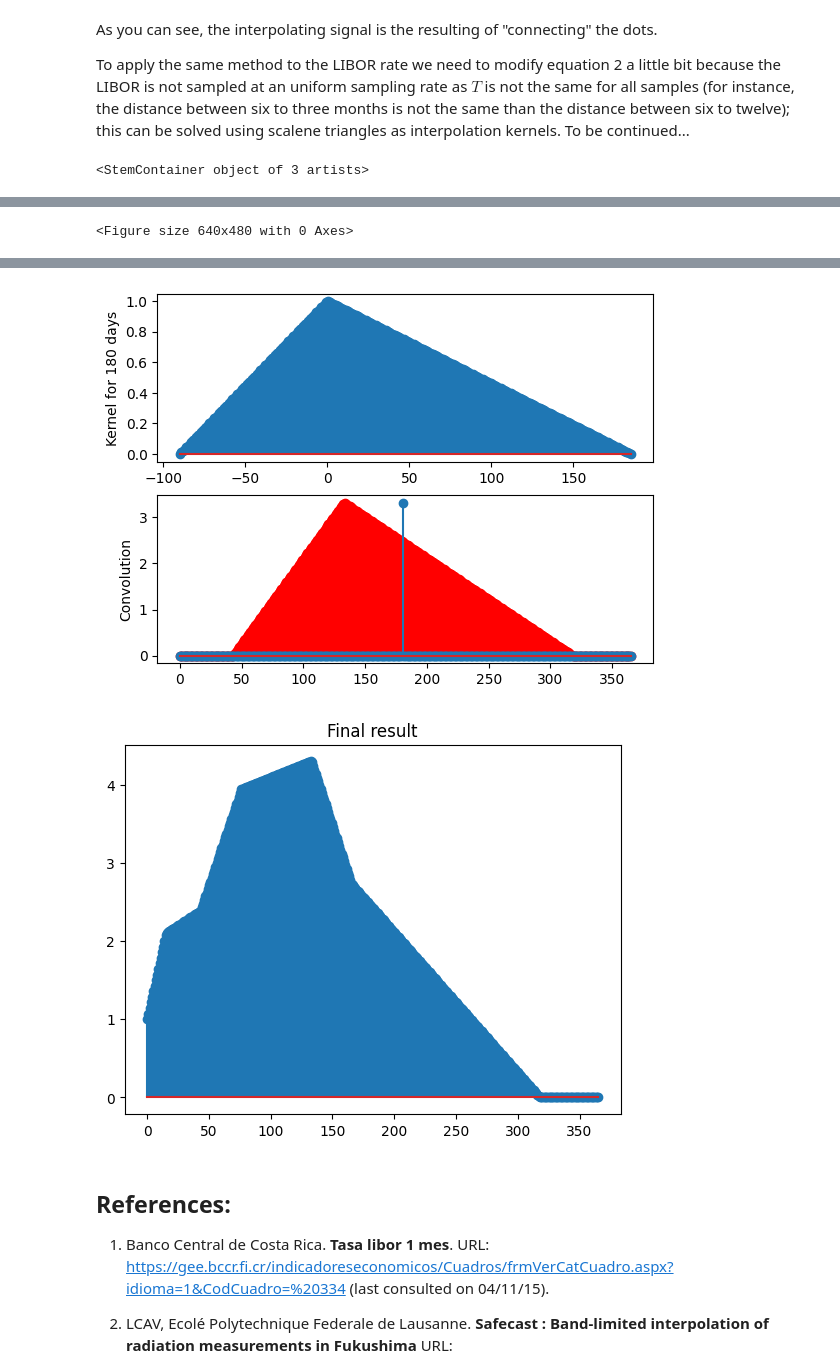
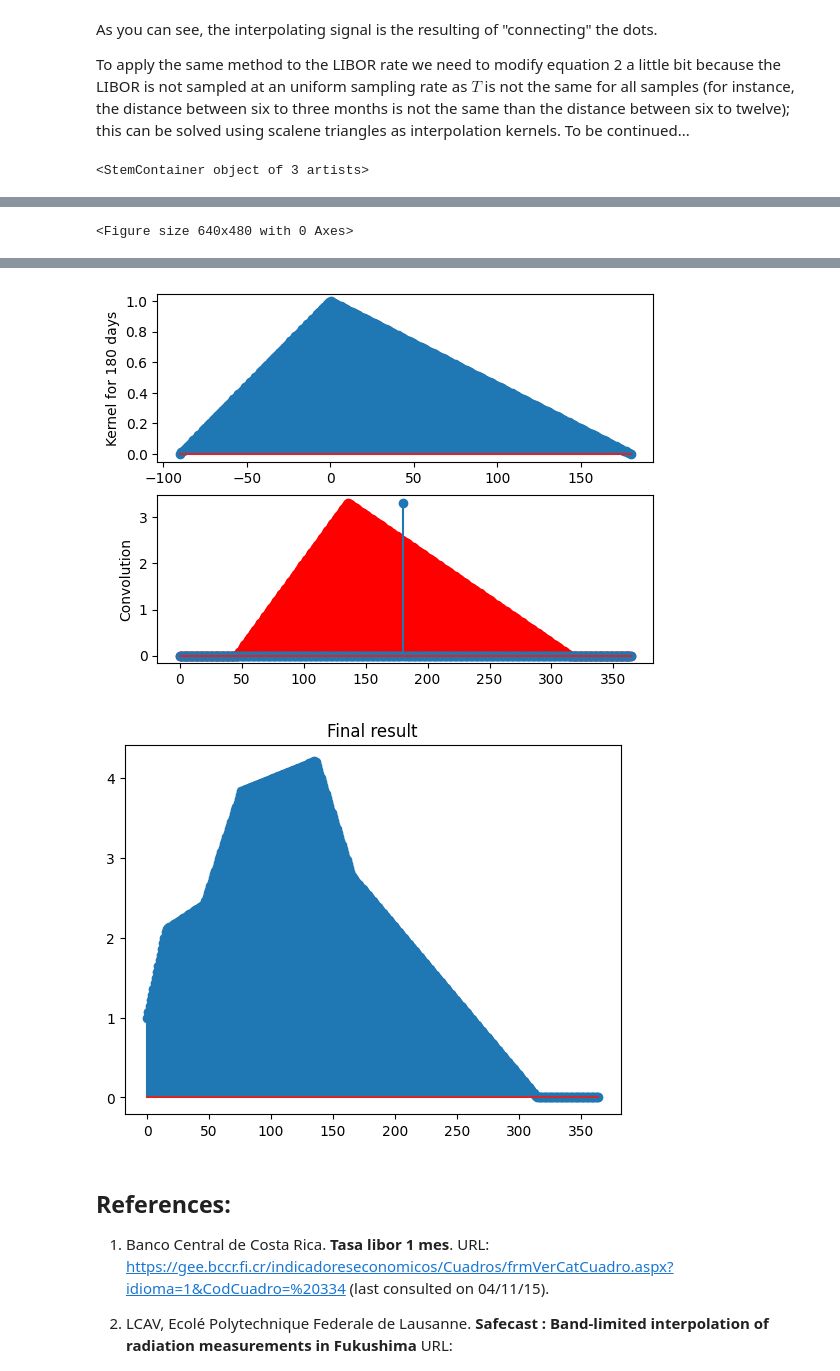
Before and after one commit to juanfonsecasolis/juanfonsecasolis.github.io, a Jupyter notebook: blog/JFonseca.interpolacion.ipynb, the cells around one changed output, grey strips where cells are left out. Cells and saved outputs as stored; diff of their text form; code cells hidden in the pictures.

```diff
--- a/blog/JFonseca.interpolacion.ipynb
+++ b/blog/JFonseca.interpolacion.ipynb
@@ -139,42 +139,42 @@ y_p[30] = 2.12029
 y_p[90] = 2.73757
 y_p[180] = 3.31129
 y_p[360] = 3.89643
-x_p = np.linspace(0, 365, len(y_p))
+x_p = np.arange(365)
 plt.stem(x_p, y_p)
 
 # --------------------------
 # Work in progres...
 # --------------------------
 plt.figure()
 y_pp = np.zeros(len(y_p))
-x = [0, 30, 90, 180, 365]
+x = [0, 30, 90, 180, 360]
 y = [0, 2.12029, 2.73757, 3.31129, 3.89643]
 for n in range(1, len(x)-1):
     zeros = np.zeros(len(y_p))
     zeros[x[n]] = y_p[x[n]]
     kernel_x, kernel_y = scaleneTriangleKernel(x[n-1]-x[n], x[n+1]-x[n], x[n+1]-x[n-1]) # e.g. -60, 90, 180-30
     plt.figure()
     plt.subplot(211)
     plt.stem(kernel_x, kernel_y)
     plt.ylabel(f'Kernel for {x[n]} days')
     plt.subplot(212)
-    convolution = np.convolve(zeros, kernel_y, 'same')
+    convolution = np.convolve(zeros, kernel_y, 'full')
     y_pp += convolution
     plt.stem(x_p, convolution, colors[0], markerfmt=f'{colors[0]}o')
     plt.stem(x_p, zeros)
     plt.ylabel(f'Convolution')
 
 plt.figure()
 plt.title('Final result')
 plt.stem(x_p, y_pp)
 # %% [output]
 <StemContainer object of 3 artists>
 [figure]
 <Figure size 640x480 with 0 Axes>
 [figure]
 [figure]
-[figure, old version]
+[figure, new version]
-[figure, old version]
+[figure, new version]
 # %% [markdown]
 ## References:
 
```
Also changed, not shown: 1 other file.
